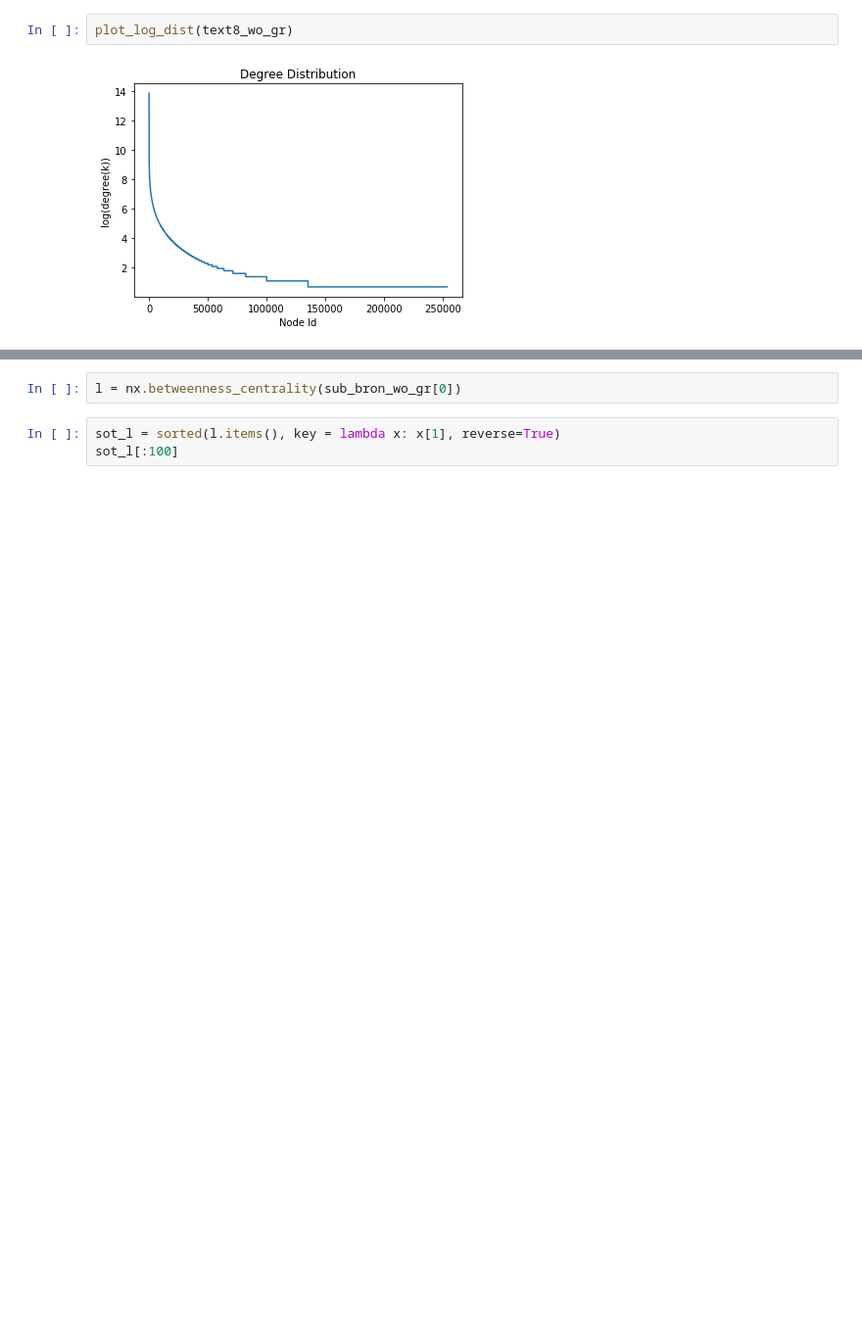
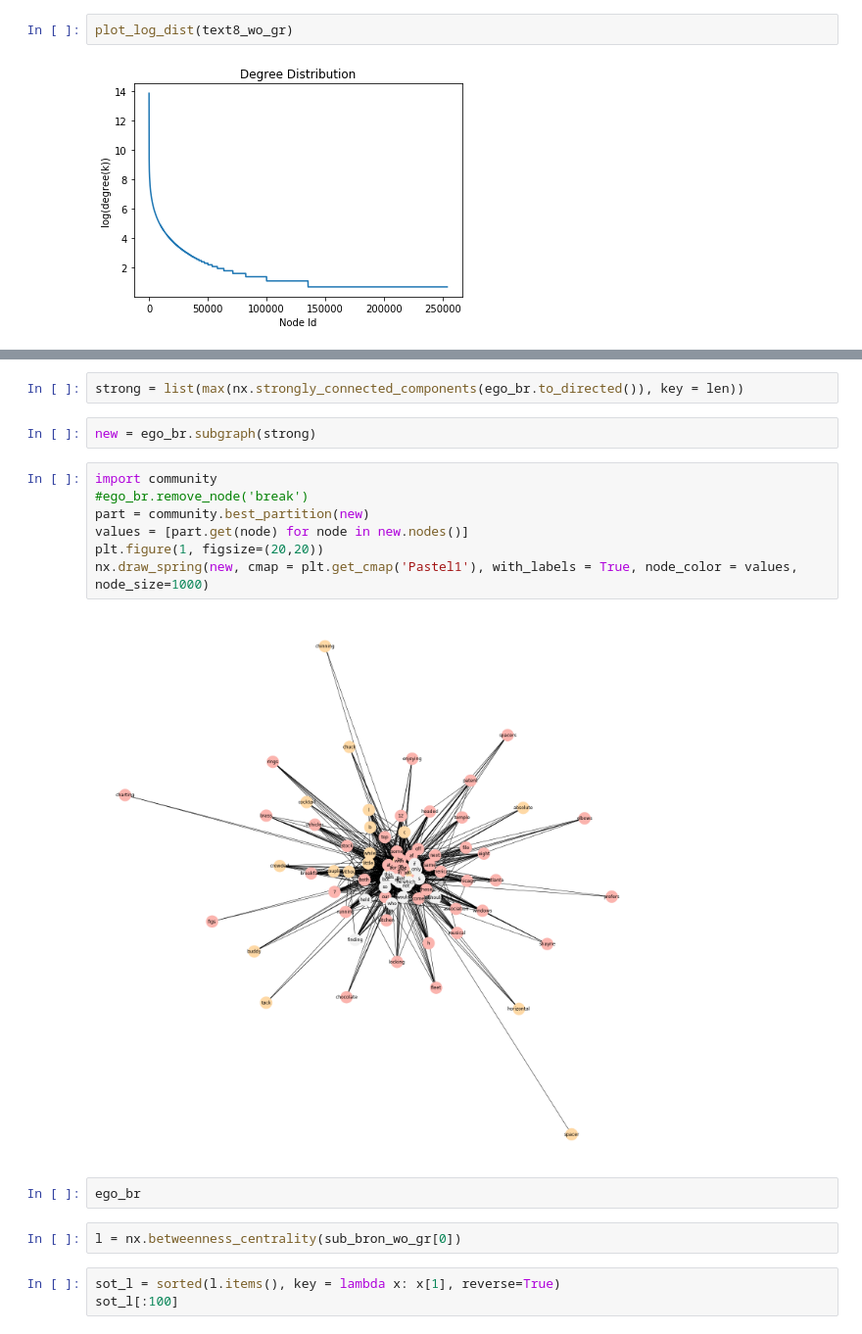
Before and after one commit to semensorokin/Skip_gram_NS_with_NetworkX, a Jupyter notebook: Word2Vec_FastText_NetworkX_Comparison.ipynb, the cells around one changed output, grey strips where cells are left out. Shown at 98% size. Drawn from its saved outputs; the diff is of its cells as text; blank space fills up the shorter version.

```diff
--- a/Word2Vec_FastText_NetworkX_Comparison.ipynb
+++ b/Word2Vec_FastText_NetworkX_Comparison.ipynb
@@ -213,3 +274,18 @@ print('{0:0.3f} % of words in two graphs have the highest node degree'.format((l
+# %%
+strong = list(max(nx.strongly_connected_components(ego_br.to_directed()), key = len))
+# %%
+new = ego_br.subgraph(strong)
+# %%
+import community
+#ego_br.remove_node('break')
+part = community.best_partition(new)
+values = [part.get(node) for node in new.nodes()]
+plt.figure(1, figsize=(20,20))
+nx.draw_spring(new, cmap = plt.get_cmap('Pastel1'), with_labels = True, node_color = values, node_size=1000)
+# %% [output]
+[figure, added]
+# %%
+ego_br
 # %%
 l = nx.betweenness_centrality(sub_bron_wo_gr[0])
 # %%
```
Also changed, not shown: parts of 16 cells of this notebook.
